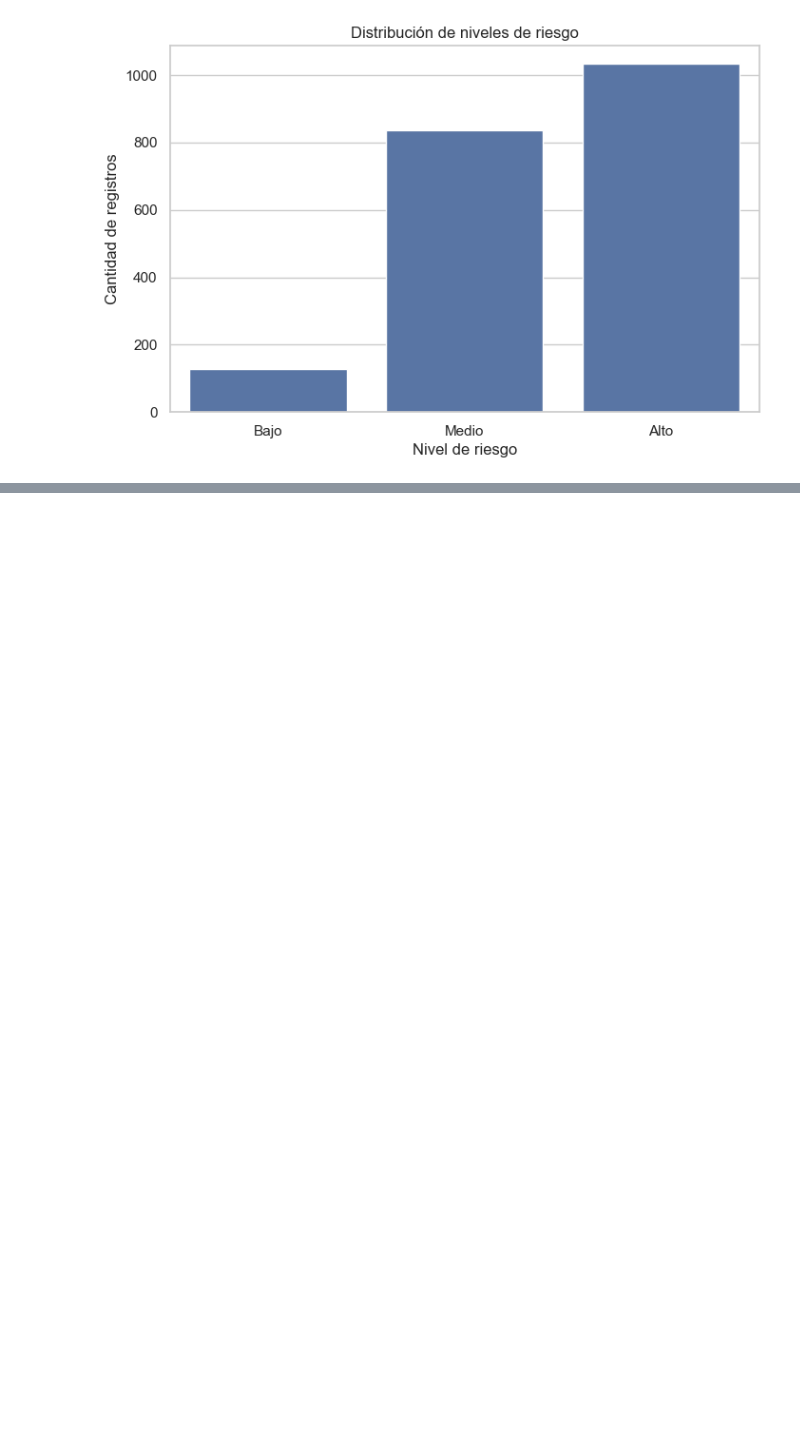
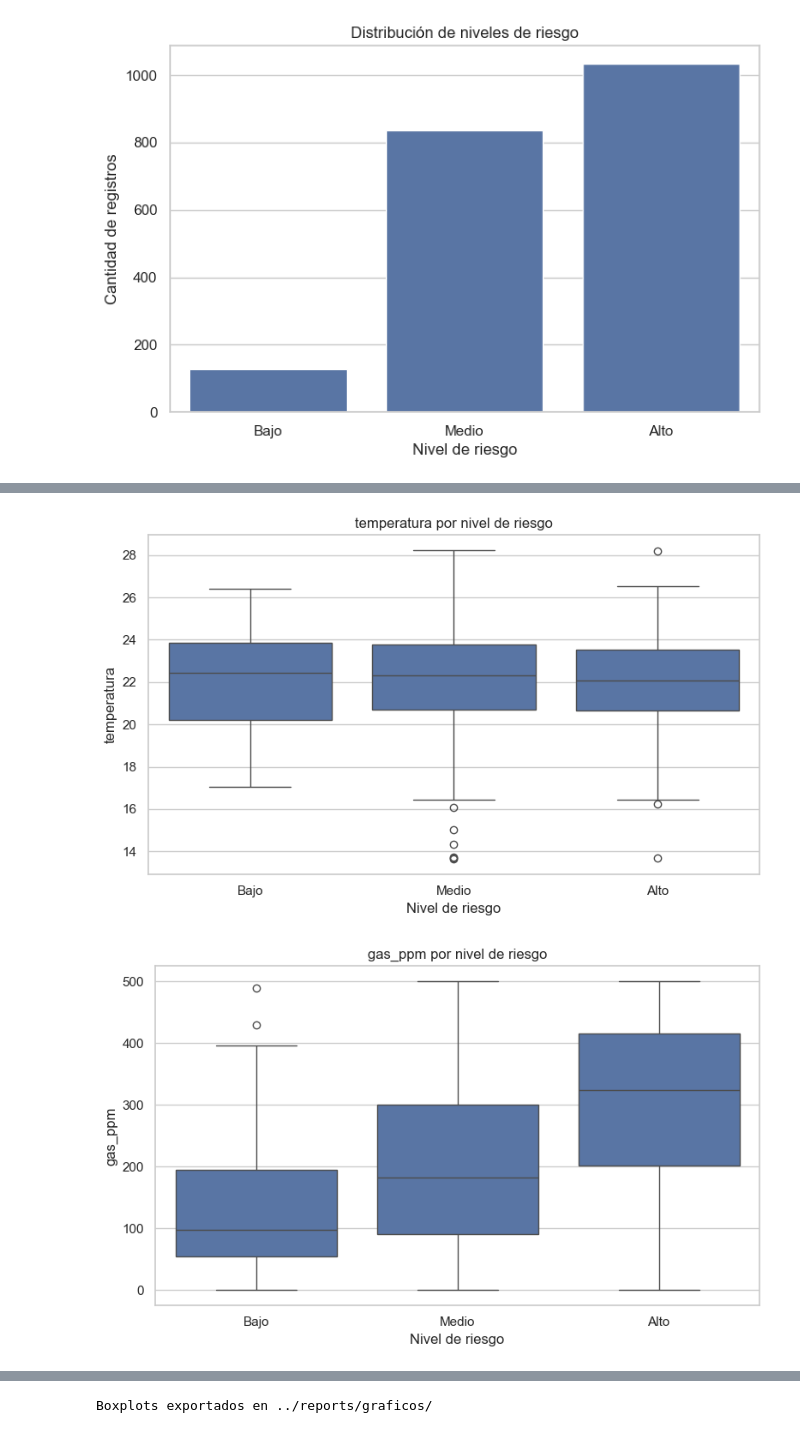
Before and after one commit to Nicom7910/RescueTwin-AI, a Jupyter notebook: notebooks/02_eda_rescuetwin.ipynb, the cells around one changed output, grey strips where cells are left out. Saved outputs shown, nothing was run; the diff lists cells and outputs as text; code cells hidden in the pictures; blank space fills up the shorter version.

```diff
--- a/notebooks/02_eda_rescuetwin.ipynb
+++ b/notebooks/02_eda_rescuetwin.ipynb
@@ -214,0 +322,32 @@ plt.show()
+# %%
+variables_boxplot = [
+    "temperatura",
+    "gas_ppm",
+    "vibracion",
+    "inclinacion",
+    "distancia_obstaculo",
+    "bateria",
+    "visibilidad",
+    "co2",
+    "particulas_pm25"
+]
+
+variables_boxplot = [col for col in variables_boxplot if col in df.columns]
+
+orden_riesgo = ["Bajo", "Medio", "Alto"]
+orden_riesgo = [nivel for nivel in orden_riesgo if nivel in df["nivel_riesgo"].unique()]
+
+for col in variables_boxplot:
+    plt.figure(figsize=(8, 5))
+    sns.boxplot(data=df, x="nivel_riesgo", y=col, order=orden_riesgo)
+    plt.title(f"{col} por nivel de riesgo")
+    plt.xlabel("Nivel de riesgo")
+    plt.ylabel(col)
+    plt.tight_layout()
+    plt.savefig(f"../reports/graficos/boxplot_{col}_por_riesgo.png", bbox_inches="tight")
+    plt.show()
+
+print("Boxplots exportados en ../reports/graficos/")
+# %% [output]
+[figure, added]
+[figure, added]
@@ -214,0 +361 @@ plt.show()
+Boxplots exportados en ../reports/graficos/
```
Also changed, not shown: parts of 15 cells of this notebook, 32 other files.
